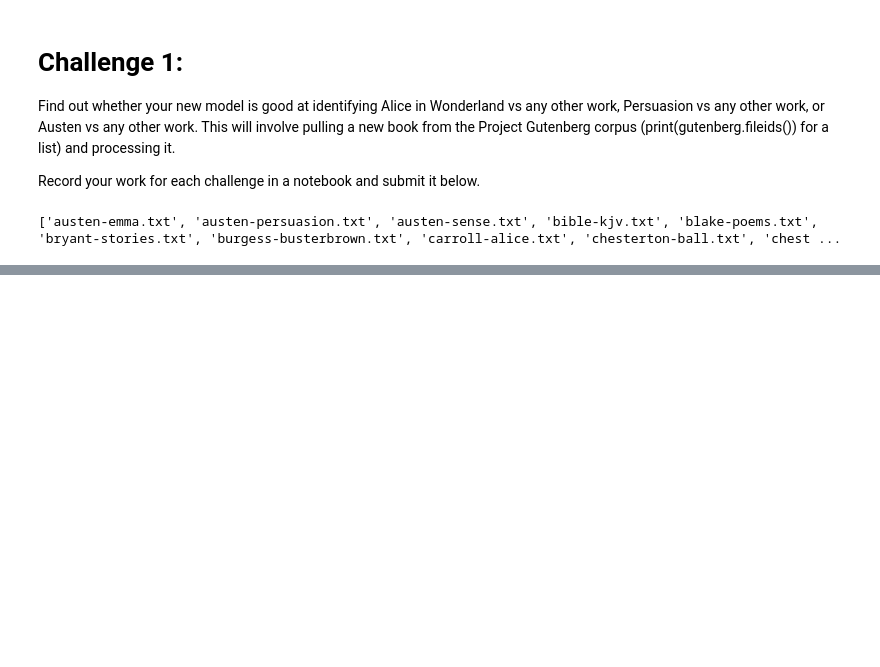
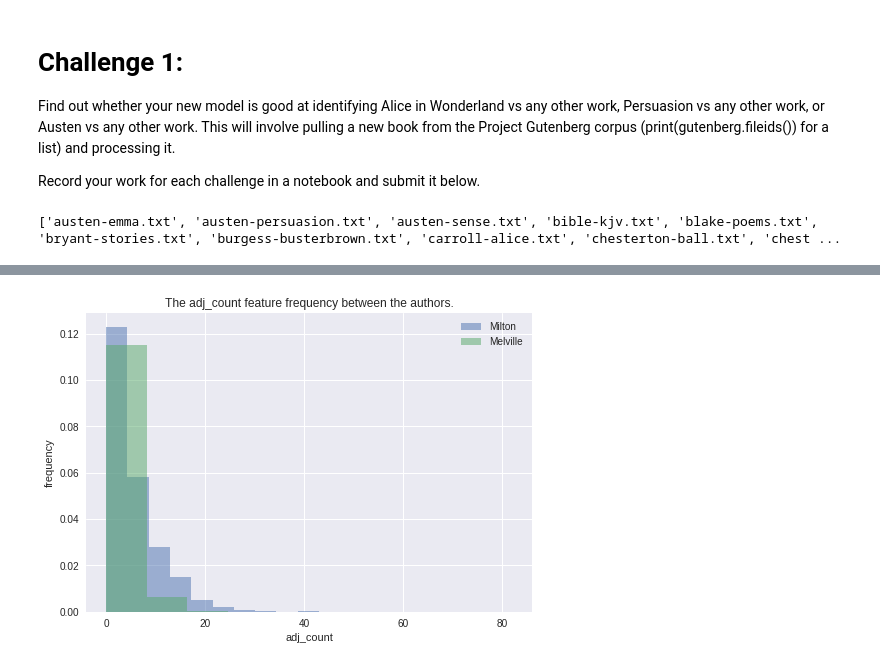
Before and after one commit to gurkpet/Thinkful-Lessons, a Jupyter notebook: Thinkful 4.4/4.4.2+Supervised+NLP.ipynb, the cells around one changed output, grey strips where cells are left out. Drawn from its saved outputs; the diff is of its cells as text; code cells hidden in the pictures; blank space fills up the shorter version.

```diff
--- a/Thinkful 4.4/4.4.2+Supervised+NLP.ipynb
+++ b/Thinkful 4.4/4.4.2+Supervised+NLP.ipynb
@@ -433,0 +621,4 @@ dick = text_cleaner(dick)
+# %%
+compare_featureMII('adj_count')
+# %% [output]
+[figure, added]
```
Also changed, not shown: parts of 29 cells of this notebook.
